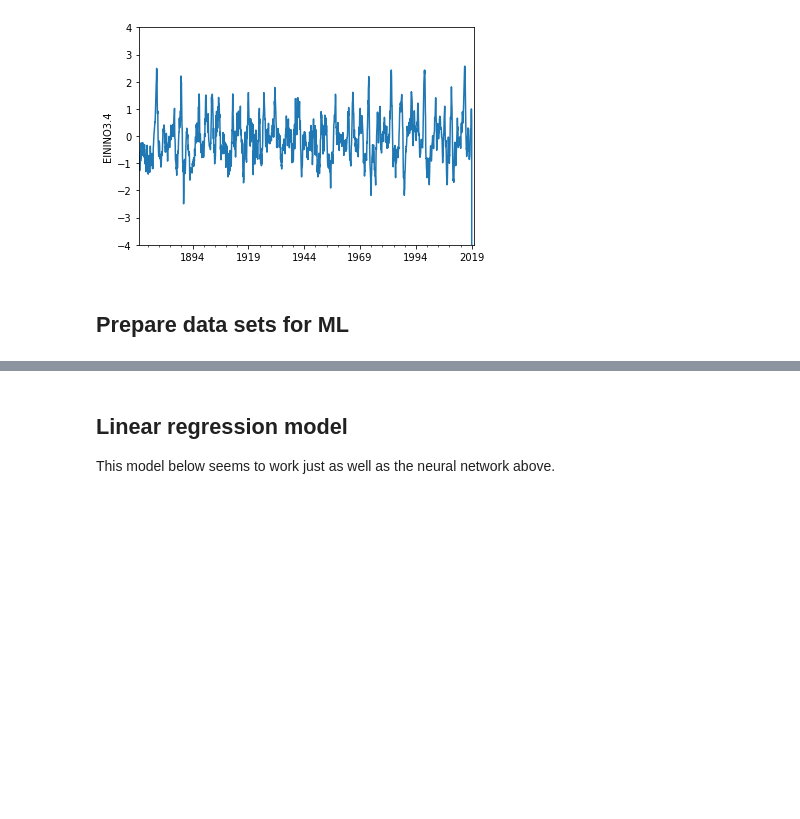
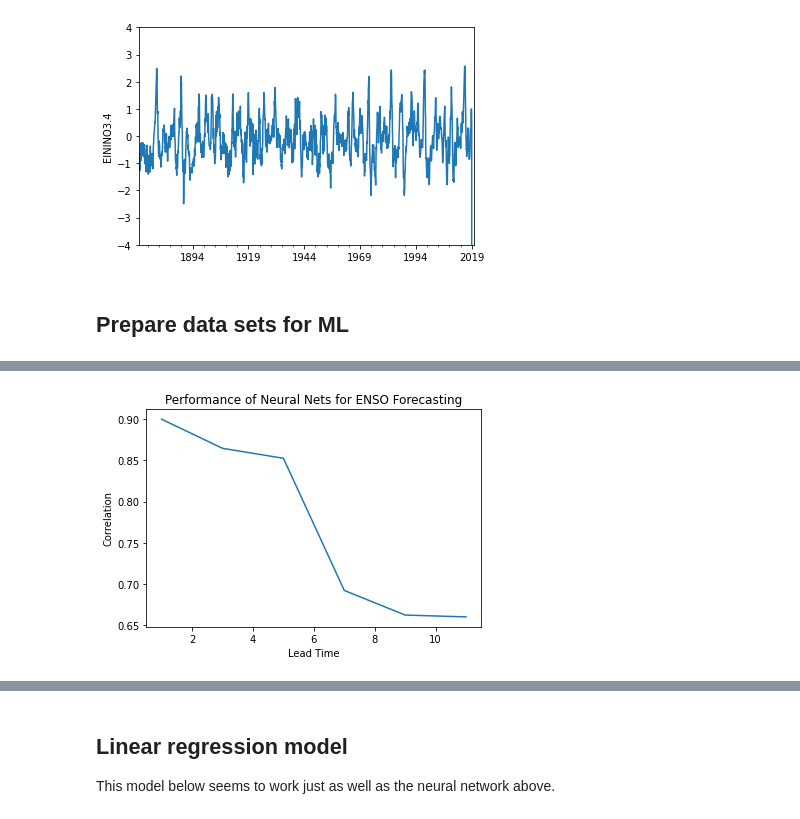
Before and after one commit to dhruvbalwada/enso_prediction_ML, a Jupyter notebook: ClimateAI.ipynb, the cells around one changed output, grey strips where cells are left out. Cells and saved outputs as stored; diff of their text form; code cells hidden in the pictures; blank space fills up the shorter version.

```diff
--- a/ClimateAI.ipynb
+++ b/ClimateAI.ipynb
@@ -326,5 +398,5 @@ dict_keys(['loss'])
 # %%
-X_val, y_val = assemble_predictors_predictands('2008-01-01', '2015-12-31', 1)
+X_val, y_val = assemble_predictors_predictands('1990-01-01', '2016-12-31', 1)
 
 # -DB I choose a slight overlap of the test set with the train set, to check how well things
 # are fit when we know the answer. This is only for visual comparisons.
@@ -379,0 +432,33 @@ plt.show()
+# %%
+NN_corr_month = np.zeros((12, 6))
+# %%
+n=0
+for LT in tqdm(range(1,13,2)):
+
+  X, y = assemble_predictors_predictands('1880-01-01', '1985-12-31', lead_time=LT) # -DB changed train and val data set in agreement with Ham
+  X_val, y_val = assemble_predictors_predictands('1990-01-01', '2016-12-31', lead_time=LT) # -DB: typo fixed, this should be a validation set
+
+  try:
+    model.set_weights(trained_weights[LT])
+    print('Set older weights - training goes on!')
+  except:
+    model.set_weights(initial_weights)
+    print('Reinitialize weights')
+    # - DB set weights to initial values to ensure that when training the next lead time, the old weights are not used.
+    # However, if model has been previously trained then start training from where it was left off.
+
+  model.fit(X, y, epochs=15, batch_size=5, verbose=0) # -DB keep epochs larger if training first time
+
+  predictions = model.predict(X_val)
+
+  y_hat = predictions.flatten()
+  corr, _ = scipy.stats.pearsonr(y_hat, y_val)
+
+  NN_lead_time_to_corr_dict[LT] = corr
+  NN_corr_month[:,n] = nino_corr_month(y_val, y_hat)
+  n=n+1
+   # -DB Ideally we should be saving the weights for each model (which in this case just means lead time)
+   # So that if you want to play around with a specific model, you should be able reload the weights.
+  trained_weights[LT] = model.get_weights()
+
+  print ("Correlation at lead time of " +str(LT) + "months =" +str(corr)) # -DB adjusted printing
@@ -379,0 +478,10 @@ plt.show()
+# %%
+plt.plot(list(NN_lead_time_to_corr_dict.keys()),
+         list(NN_lead_time_to_corr_dict.values()))
+
+plt.title('Performance of Neural Nets for ENSO Forecasting')
+plt.xlabel('Lead Time')
+plt.ylabel('Correlation')
+plt.show()
+# %% [output]
+[figure, added]
```
Also changed, not shown: parts of 27 cells of this notebook.
